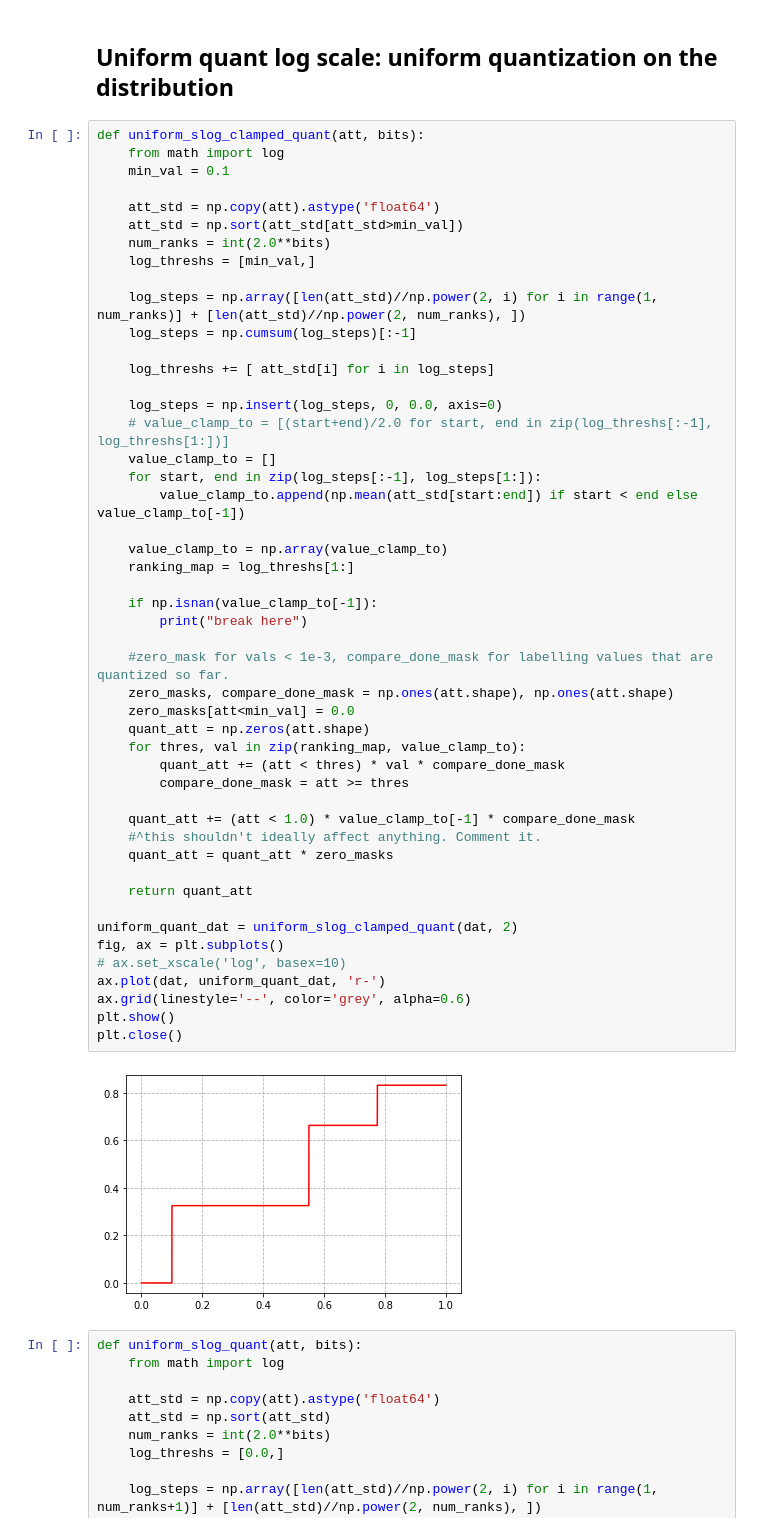
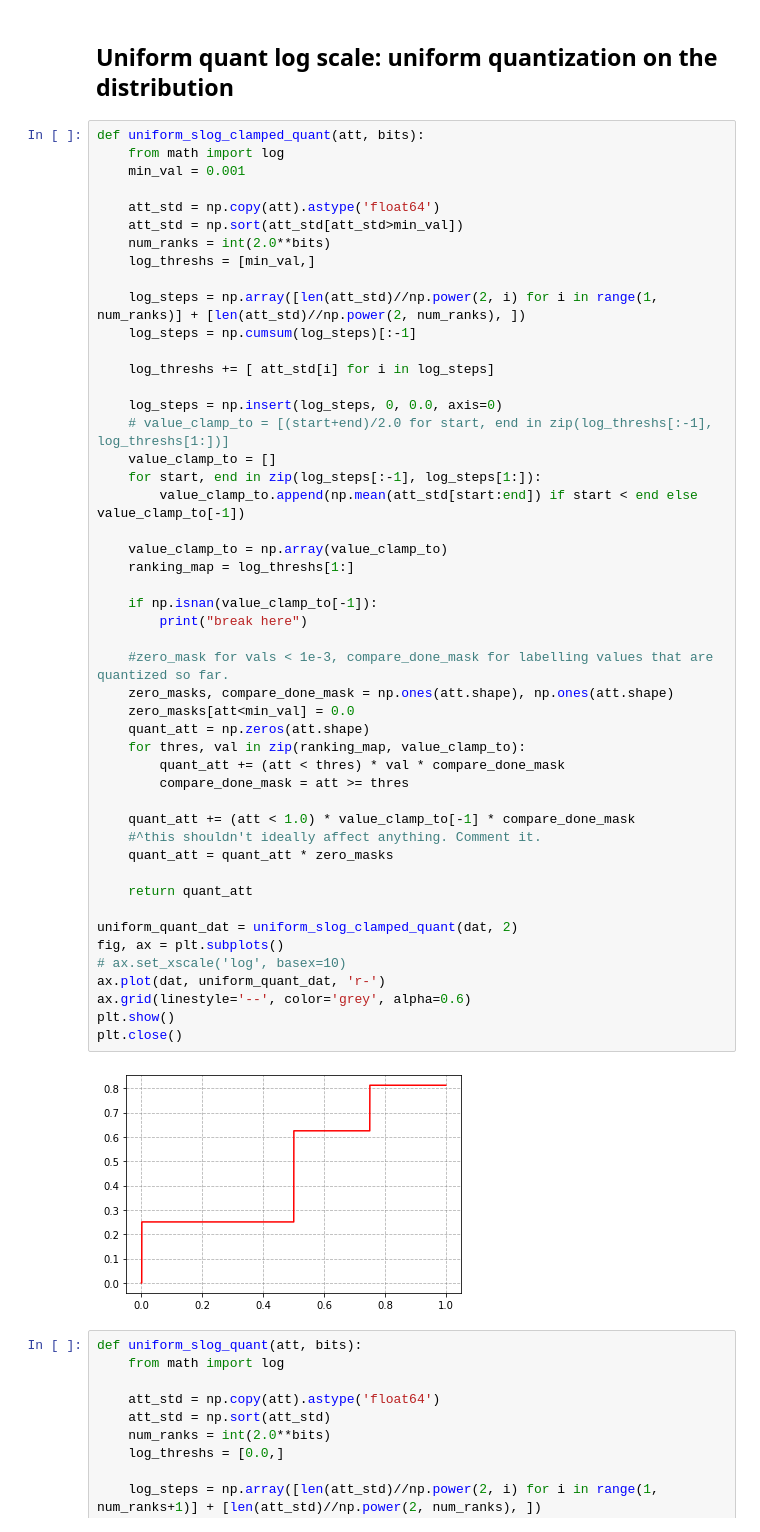
Before and after one commit to StonyBrookNLP/spiqa, a Jupyter notebook: quant_method_explain.ipynb, the cells around one changed output. Drawn from its saved outputs; the diff is of its cells as text.

```diff
--- a/quant_method_explain.ipynb
+++ b/quant_method_explain.ipynb
@@ -144,7 +144,7 @@ plt.close()
 # %%
 def uniform_slog_clamped_quant(att, bits):
     from math import log
-    min_val = 0.1
+    min_val = 0.001
 
     att_std = np.copy(att).astype('float64')
     att_std = np.sort(att_std[att_std>min_val])
@@ -163,34 +163,34 @@ def uniform_slog_clamped_quant(att, bits):
         value_clamp_to.append(np.mean(att_std[start:end]) if start < end else value_clamp_to[-1])
 
     value_clamp_to = np.array(value_clamp_to)
     ranking_map = log_threshs[1:]
 
     if np.isnan(value_clamp_to[-1]):
         print("break here")
 
     #zero_mask for vals < 1e-3, compare_done_mask for labelling values that are quantized so far.
     zero_masks, compare_done_mask = np.ones(att.shape), np.ones(att.shape)
     zero_masks[att<min_val] = 0.0
     quant_att = np.zeros(att.shape)
     for thres, val in zip(ranking_map, value_clamp_to):
         quant_att += (att < thres) * val * compare_done_mask
         compare_done_mask = att >= thres
 
     quant_att += (att < 1.0) * value_clamp_to[-1] * compare_done_mask
     #^this shouldn't ideally affect anything. Comment it.
     quant_att = quant_att * zero_masks
 
     return quant_att
 
 uniform_quant_dat = uniform_slog_clamped_quant(dat, 2)
 fig, ax = plt.subplots()
 # ax.set_xscale('log', basex=10)
 ax.plot(dat, uniform_quant_dat, 'r-')
 ax.grid(linestyle='--', color='grey', alpha=0.6)
 plt.show()
 plt.close()
 # %% [output]
-[figure, old version]
+[figure, new version]
 # %%
 def uniform_slog_quant(att, bits):
     from math import log
```
Also changed, not shown: parts of 4 cells of this notebook, 1 other file.
